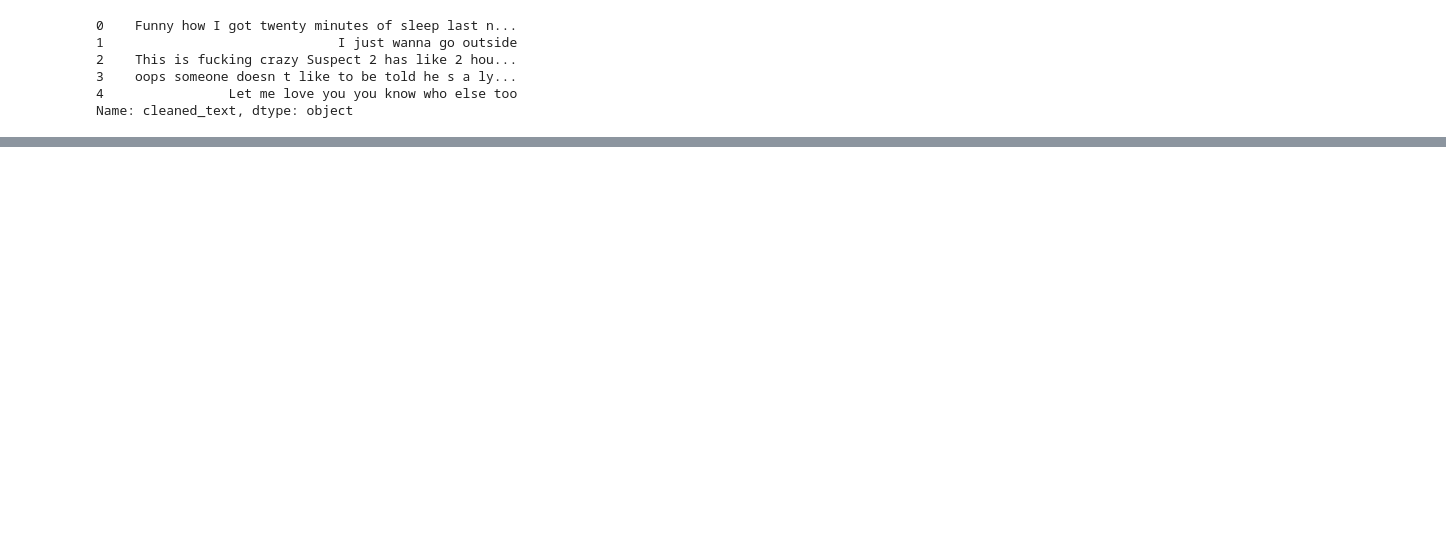
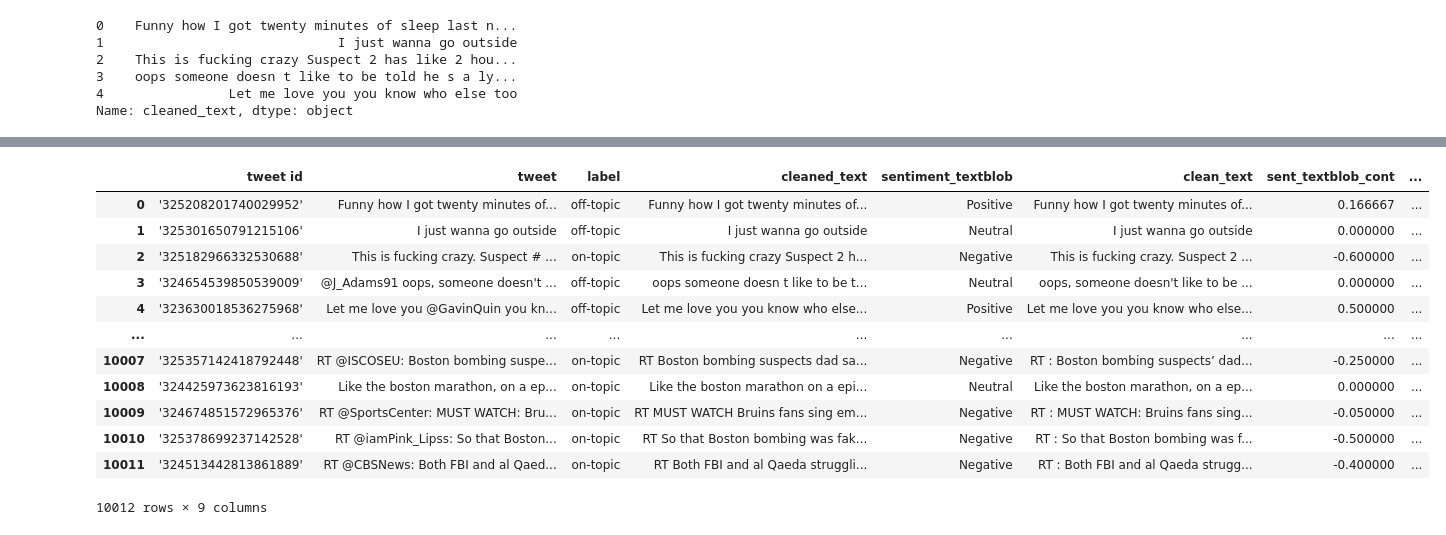
Before and after one commit to finnleyo/final-project-team-teal, a Jupyter notebook: final_project.ipynb, the cells around one changed output, grey strips where cells are left out. Drawn from its saved outputs; the diff is of its cells as text; code cells hidden in the pictures; blank space fills up the shorter version.

```diff
--- a/final_project.ipynb
+++ b/final_project.ipynb
@@ -80,0 +309,17 @@ TypeError: The `text` argument passed to `__init__(text)` must be a string, not
+# %%
+# wtf does this look like
+df
+# %% [output]
+|  | tweet id | tweet | label | cleaned_text | sentiment_textblob | clean_text | sent_textblob_cont | ... |
+| 0 | '325208201740029952' | Funny how I got twenty minutes of... | off-topic | Funny how I got twenty minutes of... | Positive | Funny how I got twenty minutes of... | 0.166667 | ... |
+| 1 | '325301650791215106' | I just wanna go outside | off-topic | I just wanna go outside | Neutral | I just wanna go outside | 0.000000 | ... |
+| 2 | '325182966332530688' | This is fucking crazy. Suspect # ... | on-topic | This is fucking crazy Suspect 2 h... | Negative | This is fucking crazy. Suspect 2 ... | -0.600000 | ... |
+| 3 | '324654539850539009' | @J_Adams91 oops, someone doesn't ... | off-topic | oops someone doesn t like to be t... | Neutral | oops, someone doesn't like to be ... | 0.000000 | ... |
+| 4 | '323630018536275968' | Let me love you @GavinQuin you kn... | off-topic | Let me love you you know who else... | Positive | Let me love you you know who else... | 0.500000 | ... |
+| ... | ... | ... | ... | ... | ... | ... | ... | ... |
+| 10007 | '325357142418792448' | RT @ISCOSEU: Boston bombing suspe... | on-topic | RT Boston bombing suspects dad sa... | Negative | RT : Boston bombing suspects’ dad... | -0.250000 | ... |
+| 10008 | '324425973623816193' | Like the boston marathon, on a ep... | on-topic | Like the boston marathon on a epi... | Neutral | Like the boston marathon, on a ep... | 0.000000 | ... |
+| 10009 | '324674851572965376' | RT @SportsCenter: MUST WATCH: Bru... | on-topic | RT MUST WATCH Bruins fans sing em... | Negative | RT : MUST WATCH: Bruins fans sing... | -0.050000 | ... |
+| 10010 | '325378699237142528' | RT @iamPink_Lipss: So that Boston... | on-topic | RT So that Boston bombing was fak... | Negative | RT : So that Boston bombing was f... | -0.500000 | ... |
+| 10011 | '324513442813861889' | RT @CBSNews: Both FBI and al Qaed... | on-topic | RT Both FBI and al Qaeda struggli... | Negative | RT : Both FBI and al Qaeda strugg... | -0.400000 | ... |
+10012 rows × 9 columns
```
Also changed, not shown: parts of 25 cells of this notebook.
